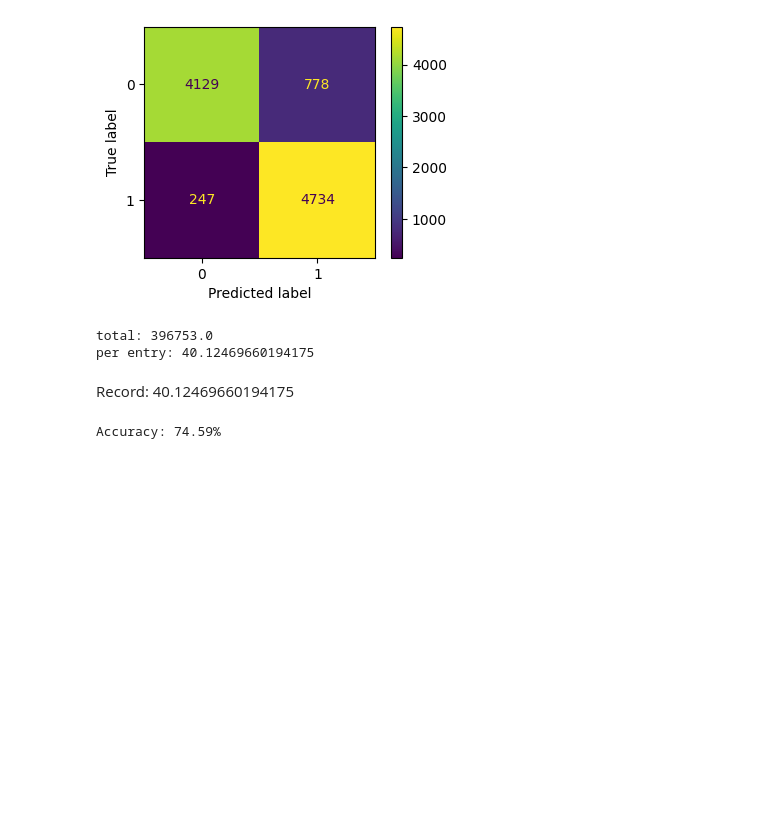
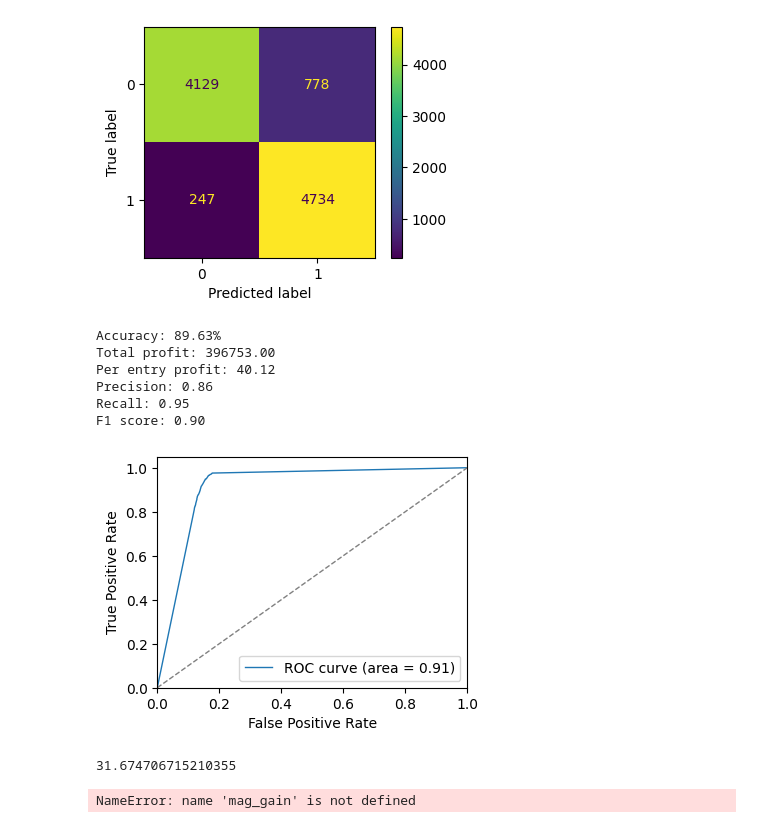
Before and after one commit to lbm98/data-mining, a Jupyter notebook: real/adult.ipynb, the cells around one changed output. Saved outputs shown, nothing was run; the diff lists cells and outputs as text; code cells hidden in the pictures; blank space fills up the shorter version.

```diff
--- a/real/adult.ipynb
+++ b/real/adult.ipynb
@@ -339,12 +336,42 @@ def bad_profit(cm):
     x += (cm[1][0]/total) * (-10 + 10/100 * (980))
 
     return x
-
-
-print('total:', profit(cm))
-print('per entry:', profit(cm) / len(X_test))
-# %% [output]
-total: 396753.0
-per entry: 40.12469660194175
-# %% [markdown]
-Record: 40.12469660194175
+# %%
+accuracy = accuracy_score(y_pred, y_test)
+precision = precision_score(y_test, y_pred)
+recall = recall_score(y_test, y_pred)
+f1 = f1_score(y_test, y_pred)
+
+print("Accuracy: {:.2%}".format(accuracy))
+print("Total profit: {:.2f}".format(profit(cm)))
+print("Per entry profit: {:.2f}".format(profit(cm) / len(X_test)))
+print("Precision: {:.2f}".format(precision))
+print("Recall: {:.2f}".format(recall))
+print("F1 score: {:.2f}".format(f1))
+# %% [output]
+Accuracy: 89.63%
+Total profit: 396753.00
+Per entry profit: 40.12
+Precision: 0.86
+Recall: 0.95
+F1 score: 0.90
+# %%
+y_proba = decision_tree.predict_proba(X_test)[:, 1]
+
+# Calculate the FPR, TPR, and threshold values for different probability thresholds
+fpr, tpr, thresholds = roc_curve(y_test, y_proba)
+
+# Calculate the area under the ROC curve (AUC)
+roc_auc = auc(fpr, tpr)
+
+# Plot the ROC curve
+plt.plot(fpr, tpr, lw=1, label='ROC curve (area = %0.2f)' % roc_auc)
+plt.plot([0, 1], [0, 1], '--', color='gray', lw=1)  # plot the random classifier
+plt.xlim([0.0, 1.0])
+plt.ylim([0.0, 1.05])
+plt.xlabel('False Positive Rate')
+plt.ylabel('True Positive Rate')
+plt.legend(loc="lower right")
+plt.show()
+# %% [output]
+[figure, added]
@@ -351,12 +389,31 @@ Record: 40.12469660194175
+# %%
+gain_for_threshold(0)
+# %% [output]
+31.674706715210355
+# %%
+thresholds = np.linspace(0, 0.1, num=1001)
+
+# compute gains for each threshold
+gains = np.array([gain_for_threshold(threshold) for threshold in thresholds])
+
+# find the index of the maximum gain
+idx_max_gain = np.argmax(gains)
+max_gain = gains[idx_max_gain]
+max_gain_threshold = thresholds[idx_max_gain]
+
+print("Maximum gain:", mag_gain)
+print("Threshold:", max_gain_threshold)
+
+plt.plot(thresholds, gains)
+plt.xlabel('Threshold')
+plt.ylabel('Gain')
+plt.show()
+# %% [output]
+NameError: name 'mag_gain' is not defined
 # %%
 gaussian = GaussianNB()
 gaussian.fit(X_train, y_train)
-
 y_pred = gaussian.predict(X_test)
-accuracy = accuracy_score(y_pred, y_test)
-print("Accuracy: {:.2%}".format(accuracy))
-# %% [output]
-Accuracy: 74.59%
 # %%
 cm = confusion_matrix(y_test, y_pred)
 disp = ConfusionMatrixDisplay(confusion_matrix=cm)
```
Also changed, not shown: parts of 12 cells of this notebook, 5 other files.
